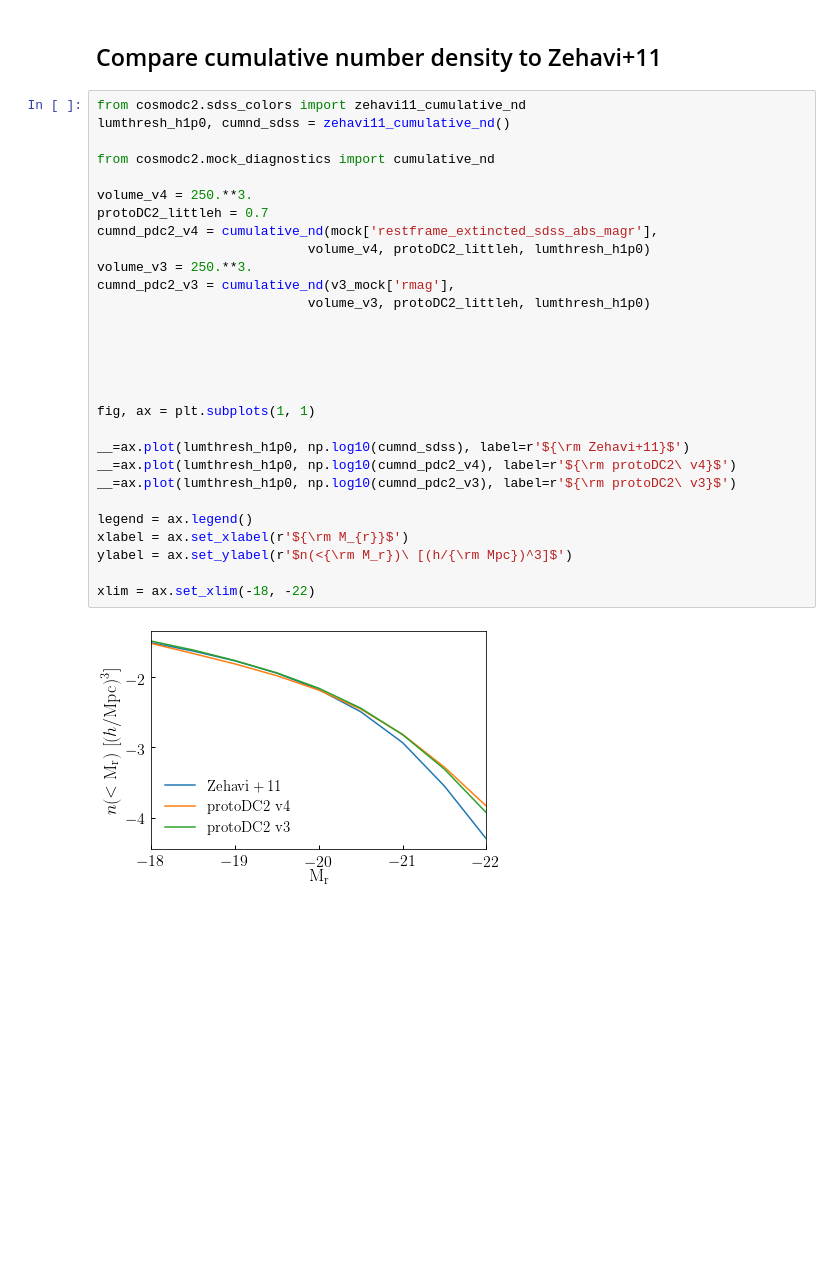
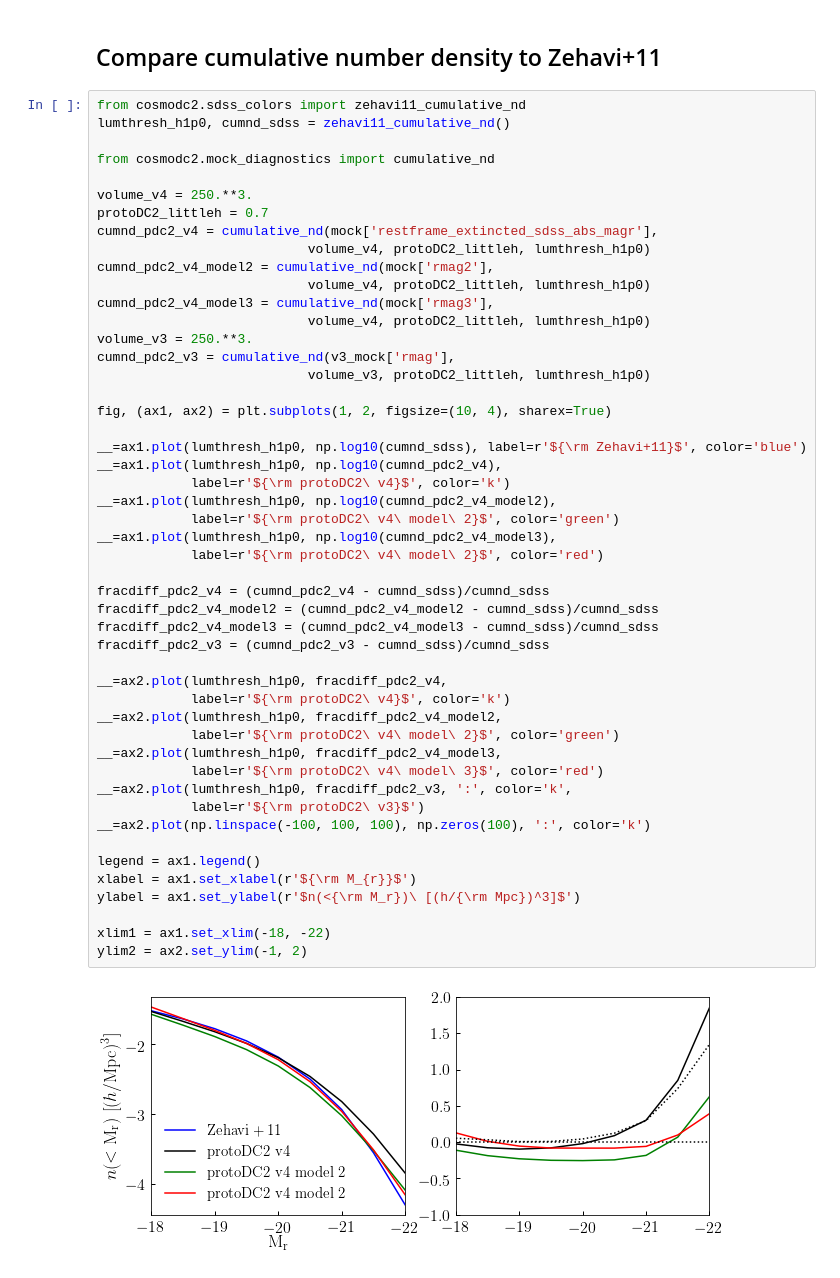
Before and after one commit to LSSTDESC/cosmodc2, a Jupyter notebook: notebooks/magr_calibration.ipynb, the cells around one changed output. Cells and saved outputs as stored; diff of their text form; blank space fills up the shorter version.

```diff
--- a/notebooks/magr_calibration.ipynb
+++ b/notebooks/magr_calibration.ipynb
@@ -68,31 +107,51 @@ title = ax.set_title(r'${\rm z=0}$')
 # %%
 from cosmodc2.sdss_colors import zehavi11_cumulative_nd
 lumthresh_h1p0, cumnd_sdss = zehavi11_cumulative_nd()
 
 from cosmodc2.mock_diagnostics import cumulative_nd
 
 volume_v4 = 250.**3.
 protoDC2_littleh = 0.7
 cumnd_pdc2_v4 = cumulative_nd(mock['restframe_extincted_sdss_abs_magr'],
                            volume_v4, protoDC2_littleh, lumthresh_h1p0)
+cumnd_pdc2_v4_model2 = cumulative_nd(mock['rmag2'],
+                           volume_v4, protoDC2_littleh, lumthresh_h1p0)
+cumnd_pdc2_v4_model3 = cumulative_nd(mock['rmag3'],
+                           volume_v4, protoDC2_littleh, lumthresh_h1p0)
 volume_v3 = 250.**3.
 cumnd_pdc2_v3 = cumulative_nd(v3_mock['rmag'],
                            volume_v3, protoDC2_littleh, lumthresh_h1p0)
 
+fig, (ax1, ax2) = plt.subplots(1, 2, figsize=(10, 4), sharex=True)
 
+__=ax1.plot(lumthresh_h1p0, np.log10(cumnd_sdss), label=r'${\rm Zehavi+11}$', color='blue')
+__=ax1.plot(lumthresh_h1p0, np.log10(cumnd_pdc2_v4),
+            label=r'${\rm protoDC2\ v4}$', color='k')
+__=ax1.plot(lumthresh_h1p0, np.log10(cumnd_pdc2_v4_model2),
+            label=r'${\rm protoDC2\ v4\ model\ 2}$', color='green')
+__=ax1.plot(lumthresh_h1p0, np.log10(cumnd_pdc2_v4_model3),
+            label=r'${\rm protoDC2\ v4\ model\ 2}$', color='red')
 
+fracdiff_pdc2_v4 = (cumnd_pdc2_v4 - cumnd_sdss)/cumnd_sdss
+fracdiff_pdc2_v4_model2 = (cumnd_pdc2_v4_model2 - cumnd_sdss)/cumnd_sdss
+fracdiff_pdc2_v4_model3 = (cumnd_pdc2_v4_model3 - cumnd_sdss)/cumnd_sdss
+fracdiff_pdc2_v3 = (cumnd_pdc2_v3 - cumnd_sdss)/cumnd_sdss
 
+__=ax2.plot(lumthresh_h1p0, fracdiff_pdc2_v4,
+            label=r'${\rm protoDC2\ v4}$', color='k')
+__=ax2.plot(lumthresh_h1p0, fracdiff_pdc2_v4_model2,
+            label=r'${\rm protoDC2\ v4\ model\ 2}$', color='green')
+__=ax2.plot(lumthresh_h1p0, fracdiff_pdc2_v4_model3,
+            label=r'${\rm protoDC2\ v4\ model\ 3}$', color='red')
+__=ax2.plot(lumthresh_h1p0, fracdiff_pdc2_v3, ':', color='k',
+            label=r'${\rm protoDC2\ v3}$')
+__=ax2.plot(np.linspace(-100, 100, 100), np.zeros(100), ':', color='k')
 
-fig, ax = plt.subplots(1, 1)
+legend = ax1.legend()
+xlabel = ax1.set_xlabel(r'${\rm M_{r}}$')
+ylabel = ax1.set_ylabel(r'$n(<{\rm M_r})\ [(h/{\rm Mpc})^3]$')
 
-__=ax.plot(lumthresh_h1p0, np.log10(cumnd_sdss), label=r'${\rm Zehavi+11}$')
-__=ax.plot(lumthresh_h1p0, np.log10(cumnd_pdc2_v4), label=r'${\rm protoDC2\ v4}$')
-__=ax.plot(lumthresh_h1p0, np.log10(cumnd_pdc2_v3), label=r'${\rm protoDC2\ v3}$')
-
-legend = ax.legend()
-xlabel = ax.set_xlabel(r'${\rm M_{r}}$')
-ylabel = ax.set_ylabel(r'$n(<{\rm M_r})\ [(h/{\rm Mpc})^3]$')
-
-xlim = ax.set_xlim(-18, -22)
+xlim1 = ax1.set_xlim(-18, -22)
+ylim2 = ax2.set_ylim(-1, 2)
 # %% [output]
-[figure, old version]
+[figure, new version]
```
Also changed, not shown: parts of 14 cells of this notebook, 2 other files.
